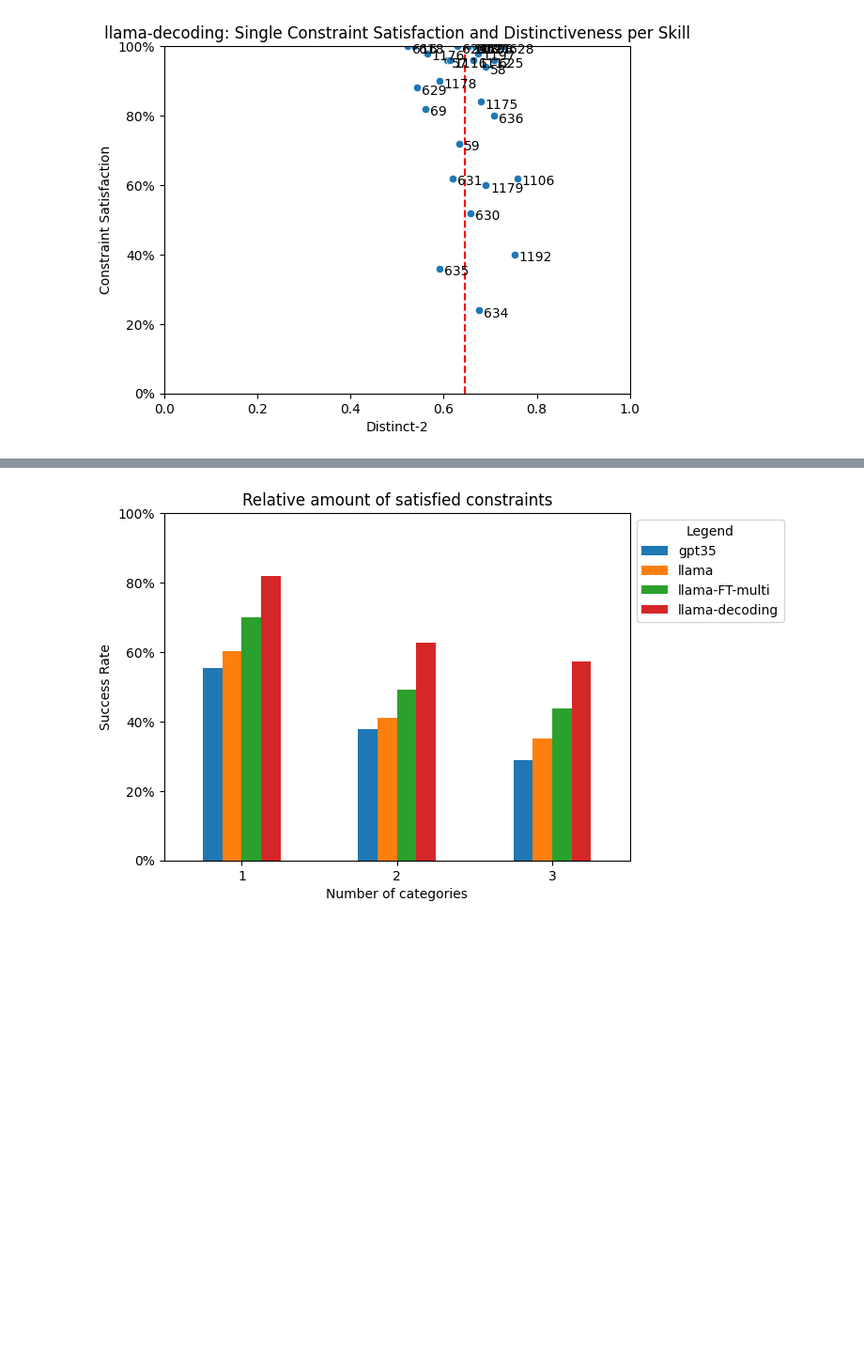
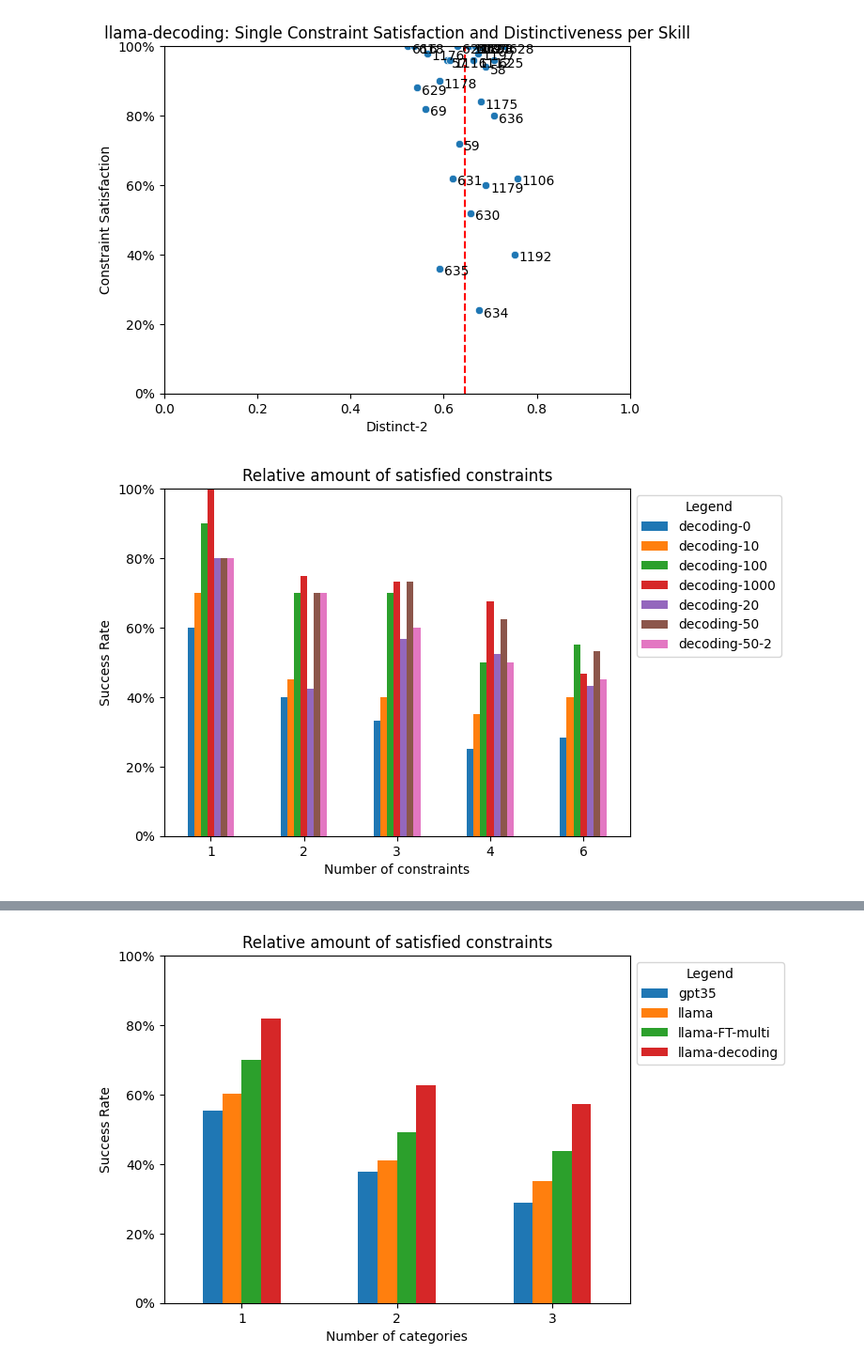
Before and after one commit to shivster2000/grammarctg, a Jupyter notebook: experiments/016_task1_task2_results.ipynb, the cells around one changed output, grey strips where cells are left out. Shown at 94% size. Saved outputs shown, nothing was run; the diff lists cells and outputs as text; code cells hidden in the pictures; blank space fills up the shorter version.

```diff
--- a/experiments/016_visualize_evaluation.ipynb
+++ b/experiments/016_task1_task2_results.ipynb
@@ -153,6 +163,10 @@ for model in models:
 [figure]
 [figure]
 [figure]
+# %%
+plot_sat(res)
+# %% [output]
+[figure, added]
 # %%
 plot_sat(res)
 # %% [output]
```
Also changed, not shown: parts of 15 cells of this notebook, 8 other files.
